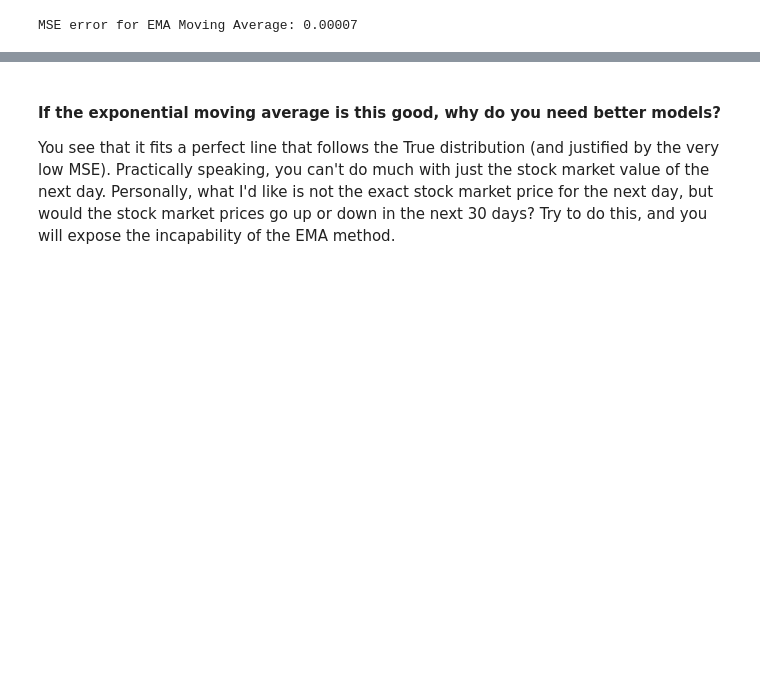
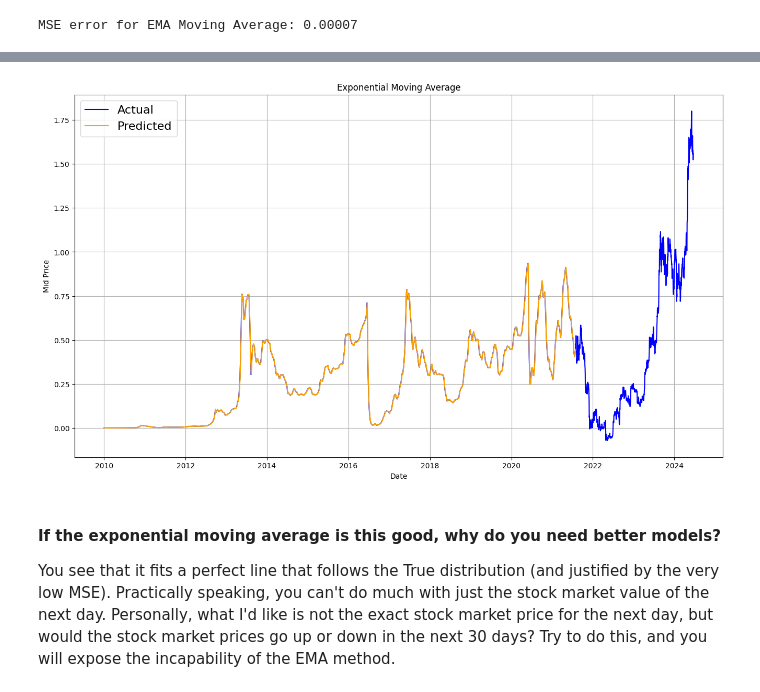
Before and after one commit to Jankiel-Predator/mmda_proj_btc, a Jupyter notebook: ma_ema.ipynb, the cells around one changed output, grey strips where cells are left out. Saved outputs shown, nothing was run; the diff lists cells and outputs as text; code cells hidden in the pictures; blank space fills up the shorter version.

```diff
--- a/ma_ema.ipynb
+++ b/ma_ema.ipynb
@@ -284,3 +346,19 @@ plt.show()
+# %%
+xticks_position = range(0, df.shape[0], 365*2)
+xticks_labels = df.index[xticks_position].strftime('%Y')
+
+plt.figure(figsize = (16, 9))
+plt.plot(range(df.shape[0]), all_mid_data, color='b', label='Actual')
+plt.plot(range(0, N), run_avg_predictions, color='orange', label='Predicted')
+plt.xticks(xticks_position, xticks_labels)
+plt.title('Exponential Moving Average')
+plt.xlabel('Date')
+plt.ylabel('Mid Price')
+plt.grid(True)
+plt.legend(fontsize=16)
+plt.show()
+# %% [output]
+[figure, added]
 # %% [markdown]
 #### If the exponential moving average is this good, why do you need better models?
 
```
Also changed, not shown: parts of 14 cells of this notebook.
